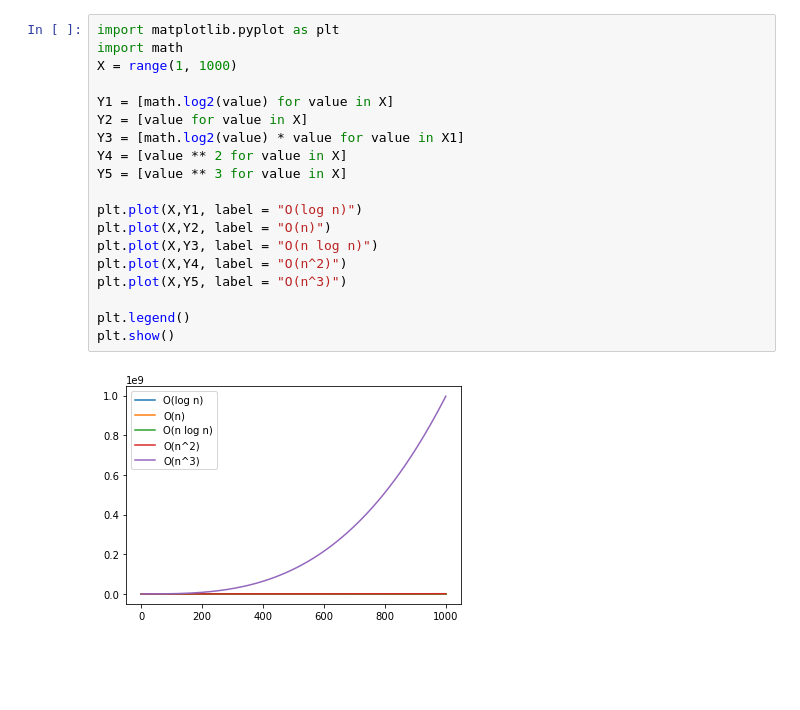
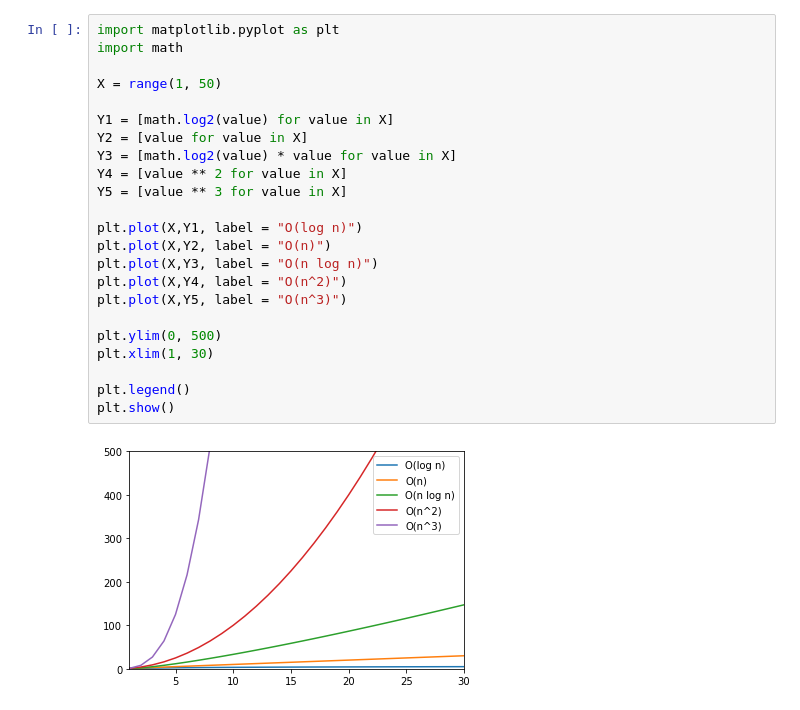
Before and after one commit to kgyory/ALD, a Jupyter notebook: ald_aufgabe_onotation.ipynb, the cells around one changed output. Cells and saved outputs as stored; diff of their text form; blank space fills up the shorter version.

```diff
--- a/ald_aufgabe_onotation.ipynb
+++ b/ald_aufgabe_onotation.ipynb
@@ -1,21 +1,25 @@
 # %%
 import matplotlib.pyplot as plt
 import math
-X = range(1, 1000)
+
+X = range(1, 50)
 
 Y1 = [math.log2(value) for value in X]
 Y2 = [value for value in X]
-Y3 = [math.log2(value) * value for value in X1]
+Y3 = [math.log2(value) * value for value in X]
 Y4 = [value ** 2 for value in X]
 Y5 = [value ** 3 for value in X]
 
 plt.plot(X,Y1, label = "O(log n)")
 plt.plot(X,Y2, label = "O(n)")
 plt.plot(X,Y3, label = "O(n log n)")
 plt.plot(X,Y4, label = "O(n^2)")
 plt.plot(X,Y5, label = "O(n^3)")
 
+plt.ylim(0, 500)
+plt.xlim(1, 30)
+
 plt.legend()
 plt.show()
 # %% [output]
-[figure, old version]
+[figure, new version]
```
Also changed, not shown: parts of 1 cell of this notebook.
